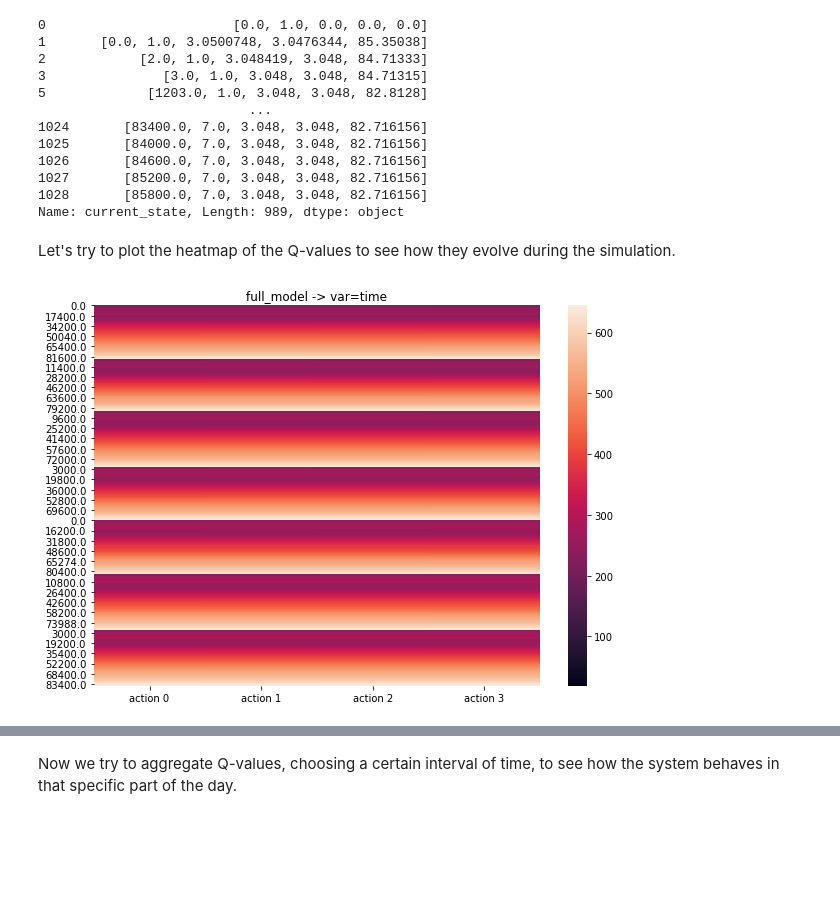
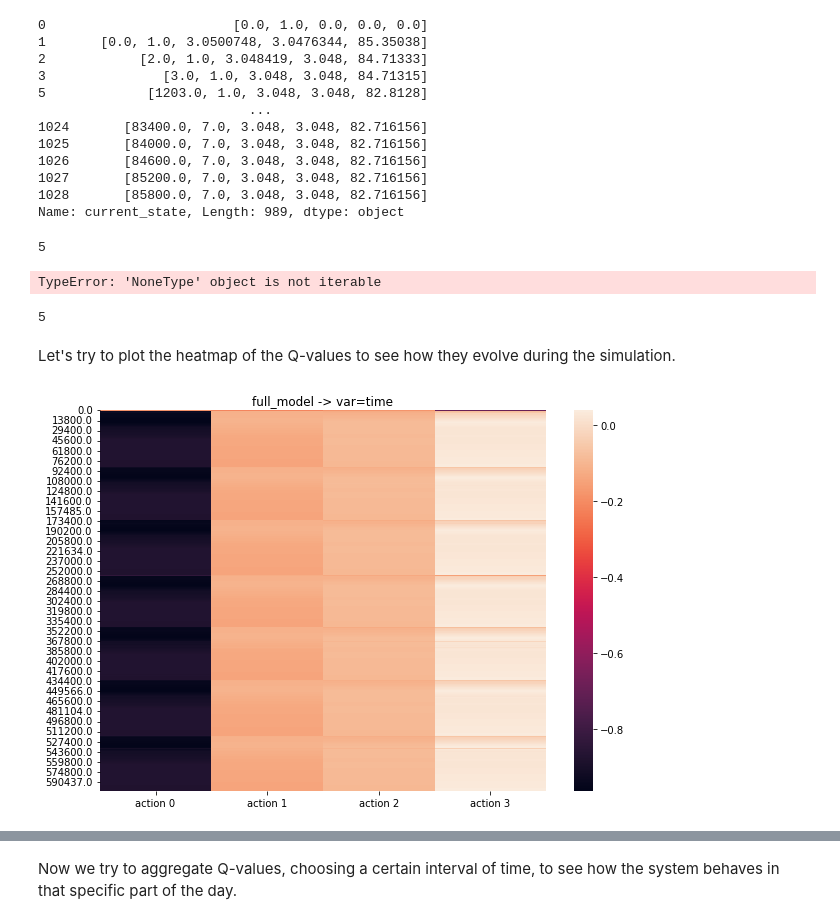
Before and after one commit to Daveonwave/msc_thesis, a Jupyter notebook: notebooks/dqn_analysis.ipynb, the cells around one changed output, grey strips where cells are left out. Cells and saved outputs as stored; diff of their text form; code cells hidden in the pictures; blank space fills up the shorter version.

```diff
--- a/notebooks/dqn_analysis.ipynb
+++ b/notebooks/dqn_analysis.ipynb
@@ -18,5 +20,5 @@ from scripts import objFunction
 # %%
-def build_agent(model_name, state_vars, bounds):
+def build_agent(model_name, state_vars, bounds, update_every=14400):
     dqn = DQN.load("../scripts/dqn/saved_models/" + model_name + ".msh")
 
     dqn.env = WaterNetworkEnvironment(
@@ -28,7 +30,7 @@ def build_agent(model_name, state_vars, bounds):
         pattern_step=3600,
         pattern_file='../demand_patterns/demands_anytown.csv',
         seed=130,
-        update_every=14400,
+        update_every=update_every,
         bounds=bounds,
         logger=InfoLogger(),
         show_plot=None
@@ -191,7 +193,7 @@ Now we try to evaluate the model which updates actuators at each timestep.
 # %%
 state_vars_step_update = {'time': 0, 'day': 1, 'tanks': ['41', '42'], 'junctions': ['20']}
 bounds_step_update = {'time': {'min': 0, 'max':86400}, 'day': {'min': 1, 'max':7}, '41_level': {'min': 0, 'max':20}, '42_level': {'min': 0, 'max':20}, '20_pressure': {'min': 10, 'max':100}}
-dqn_step_update = build_agent('dqn_full', state_vars_step_update, bounds_step_update)
+dqn_step_update = build_agent('dqn_every_step', state_vars_step_update, bounds_step_update, update_every=None)
 results_step_update = model_evaluation(dqn_step_update)
 # %% [output]
 Observation space:  {'time': 0, 'day': 1, 'tanks': ['41', '42'], 'junctions': ['20']}
@@ -238,20 +245,32 @@ import numpy as np
 import matplotlib.pyplot as plt
 %matplotlib inline
 # %%
-with open ('results_full', 'rb') as fp:
+with open ('to_load/results_full', 'rb') as fp:
     results_full = pickle.load(fp)
 
-with open ('results_notime', 'rb') as fp:
+with open ('to_load/results_notime', 'rb') as fp:
     results_notime = pickle.load(fp)
 
-with open ('results_noday', 'rb') as fp:
+with open ('to_load/results_noday', 'rb') as fp:
     results_noday = pickle.load(fp)
 
-with open ('results_nojuncpressure', 'rb') as fp:
+with open ('to_load/results_nojuncpressure', 'rb') as fp:
     results_notanklevel = pickle.load(fp)
 
-with open ('results_nojuncpressure', 'rb') as fp:
+with open ('to_load/results_nojuncpressure', 'rb') as fp:
     results_nojuncpressure = pickle.load(fp)
 
-with open ('results_step_update', 'rb') as fp:
+with open ('to_load/results_step_update', 'rb') as fp:
     results_step_update = pickle.load(fp)
+
+with open ('to_load/model_full', 'rb') as fp:
+    model_full = pickle.load(fp)
+
+with open ('to_load/model_step', 'rb') as fp:
+    model_step = pickle.load(fp)
+
+with open ('to_load/step_new', 'rb') as fp:
+    model_new = pickle.load(fp)
+
+with open('to_load/epynet_results', 'rb') as fp:
+    model_epynet = pickle.load(fp)
@@ -319,17 +354,42 @@ dat_full['current_state']
 1027       [85200.0, 7.0, 3.048, 3.048, 82.716156]
 1028       [85800.0, 7.0, 3.048, 3.048, 82.716156]
 Name: current_state, Length: 989, dtype: object
+# %%
+len(model_epynet['train'])
+# %% [output]
+5
+# %%
+train_results = model_epynet['train']
+
+for j, res in enumerate(train_results):
+    qs = ([q[1] for q in res])
+    df_qs = pd.DataFrame(qs, columns=['0', '1', '2', '3'])
+    df_qs['0'].plot(label="eval_{}".format(j))
+    plt.legend()
+
+plt.show()
+# %% [output]
+TypeError: 'NoneType' object is not iterable
+# %%
+results_model_full = model_step['eval']
+results_new = model_epynet['eval']
+# %%
+len(results_new)
+# %% [output]
+5
 # %% [markdown]
 Let's try to plot the heatmap of the Q-values to see how they evolve during the simulation.
 # %%
-model = results_full
-model = results_step_update
+#model = results_full
+#model = results_step_update
+model  = results_model_full
+#model = results_new<
 seed = 0
 
 qs = [model[seed]['q_values'][i][1] for i in range(len(model[seed]['q_values']))]
-index = [model[seed]['q_values'][i][0][0] for i in range(len(model[seed]['q_values']))]
-# index = [model[seed]['q_values'][i][0][0] + 86400 * (model[seed]['q_values'][i][0][1] - 1) for i in range(len(model[seed]['q_values']))]
+#index = [model[seed]['q_values'][i][0][0] for i in range(len(model[seed]['q_values']))]
+index = [model[seed]['q_values'][i][0][0] + 86400 * (model[seed]['q_values'][i][0][1] - 1) for i in range(len(model[seed]['q_values']))]
 
 plot_model_heatmap(qs, index, title='full_model -> var=time')
 # %% [output]
-[figure, old version]
+[figure, new version]
```
Also changed, not shown: parts of 35 cells of this notebook, 52 other files.
